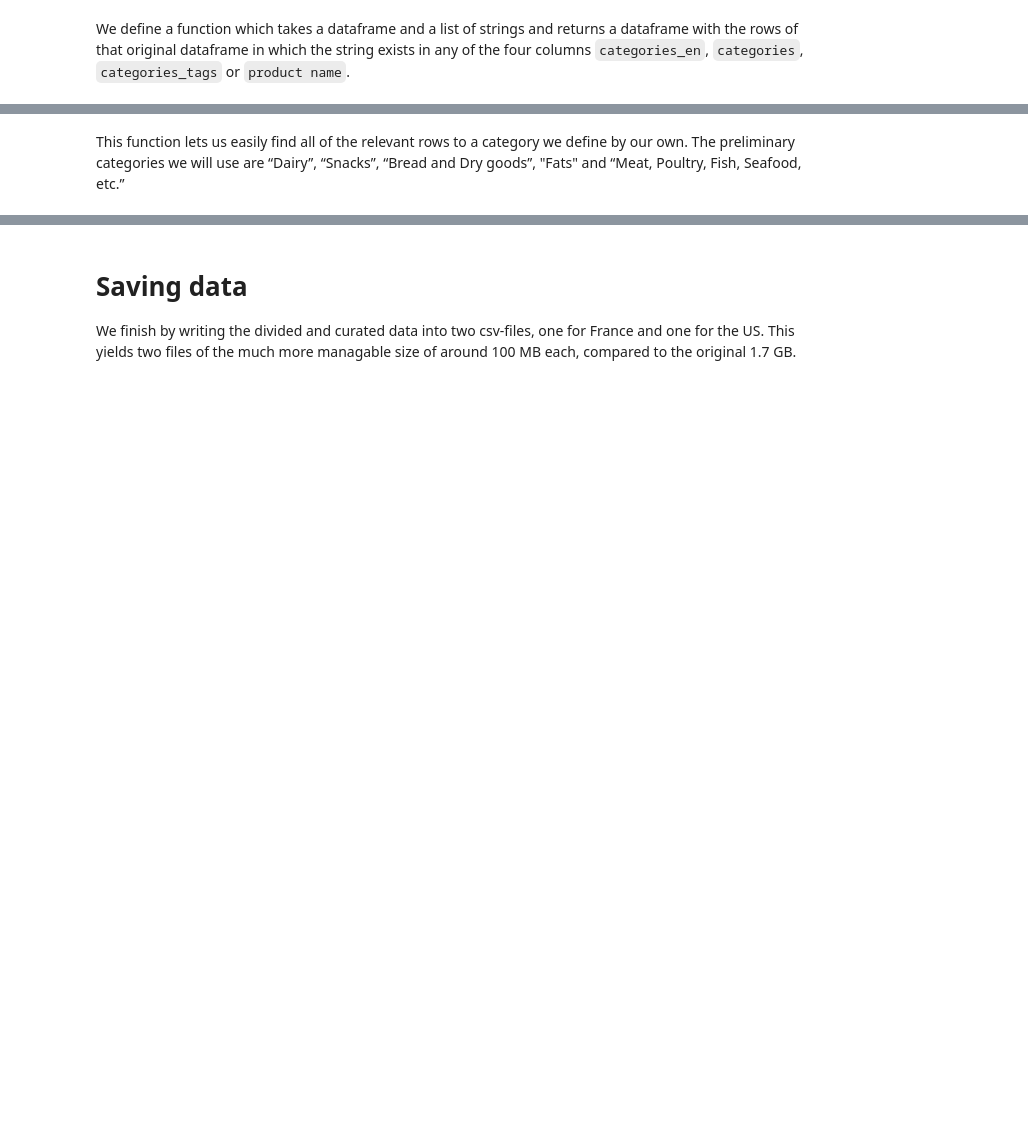
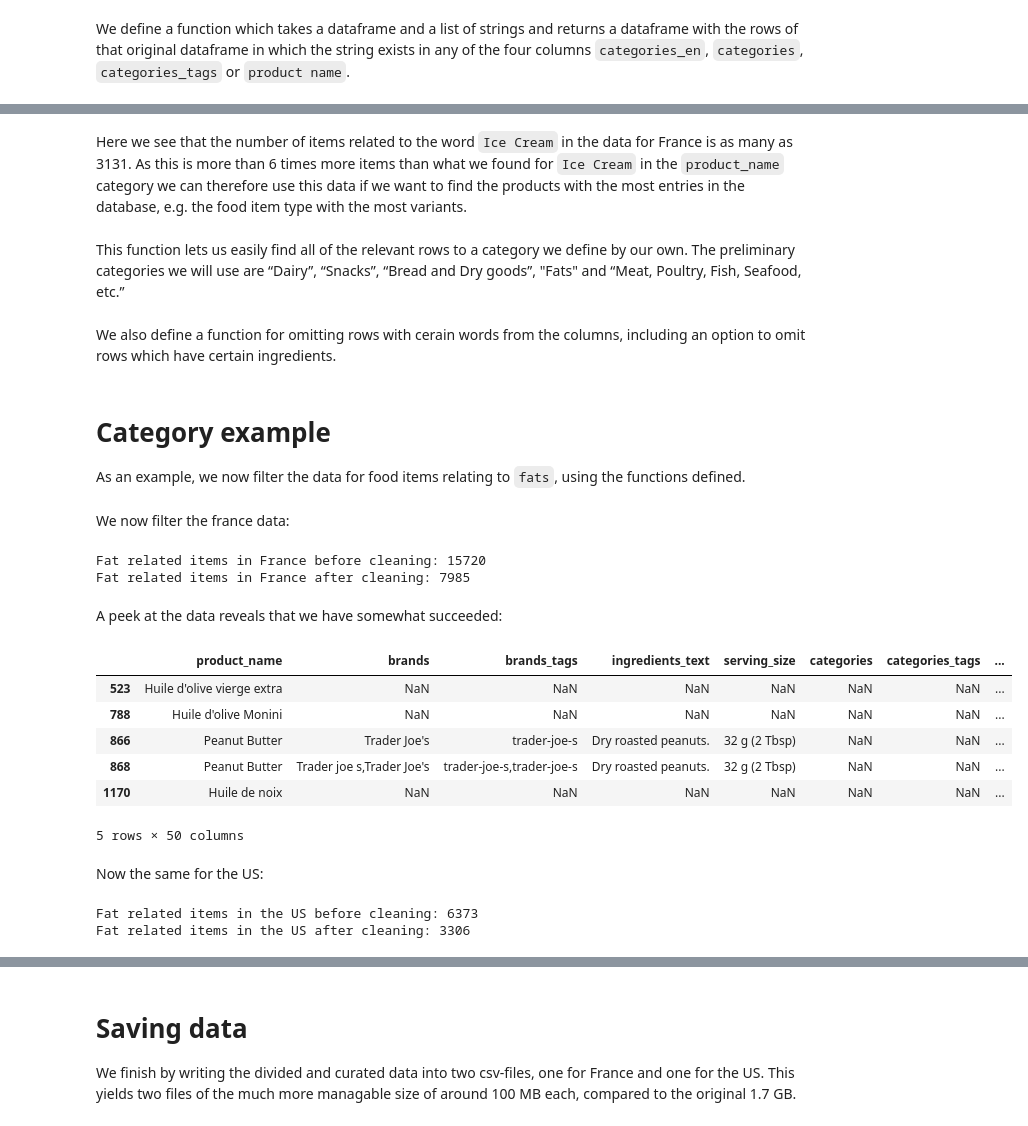
Before and after one commit to emmwel/ADAeda, a Jupyter notebook: Project/data_exploration.ipynb, the cells around one changed output, grey strips where cells are left out. Drawn from its saved outputs; the diff is of its cells as text; code cells hidden in the pictures; blank space fills up the shorter version.

Commit message:
add category example

```diff
--- a/Project/data_exploration.ipynb
+++ b/Project/data_exploration.ipynb
@@ -206,2 +213,55 @@ relevant_rows(france_data, ['Ice Cream', 'Sorbet']).head()
+# %% [markdown]
+Here we see that the number of items related to the word `Ice Cream` in the data for France is as many as 3131. As this is more than 6 times more items than what we found for `Ice Cream` in the `product_name` category we can therefore use this data if we want to find the products with the most entries in the database, e.g. the food item type with the most variants.
 # %% [markdown]
 This function lets us easily find all of the relevant rows to a category we define by our own. The preliminary categories we will use are “Dairy”, “Snacks”, “Bread and Dry goods”, "Fats" and “Meat, Poultry, Fish, Seafood, etc.”
+# %% [markdown]
+We also define a function for omitting rows with cerain words from the columns, including an option to omit rows which have certain ingredients.
+# %%
+def clean_categories(df, wrong_strings, wrong_ingredients = []):
+    cols = ['categories_en', 'categories', 'product_name']
+    combinations = [df[col].str.contains(wrong, na=False, flags=re.IGNORECASE) for wrong in wrong_strings for col in cols]
+    ingredient_combinations = [df['ingredients_text'].str.contains(wrong, na=False, flags=re.IGNORECASE) for wrong in wrong_ingredients]
+    mask = functools.reduce(lambda x,y: x | y, combinations + ingredient_combinations)
+    return df[~mask]
+# %% [markdown]
+# Category example
+As an example, we now filter the data for food items relating to `fats`, using the functions defined.
+# %%
+butter = r'^(?:.*\s)?butter(?:\s.*)?$'
+oil = r'^(?:.*\s)?oil(?:\s.*)?$'
+fat_words = [butter, "fats", oil, "beurre", "lätta", "milda", "margarin", "huile", "coconut fat" ]
+non_fat_words = ["butter cups", "pop corn", "chicken", "popcorn", "potato", "toffee", "in oil", "with olive oil", "with oil", "protein bar","olive oil &", "marinat", "in olive oil", "bean", "snack", "ice cream", "cheese", "fromage", "a l'huile", "à l'huile", "caramel beurre", "petits beurre", "granola", "frits", "fried", "au beurre", "croissant", "all butter", "yaourt", "cookie", "chip", "sans huile", "sandwich", "soup", "pur beurre", "thon", "sauce", "chocolat", "chip", "cookie", "biscuits", "cake", "seafood"]
+# %% [markdown]
+We now filter the france data:
+# %%
+france_fats = relevant_rows(france_data, fat_words)
+print("Fat related items in France before cleaning: " + str(france_fats.shape[0]))
+
+france_fats = clean_categories(france_fats, non_fat_words, ['flour'])
+print("Fat related items in France after cleaning: " + str(france_fats.shape[0]))
+# %% [output]
+Fat related items in France before cleaning: 15720
+Fat related items in France after cleaning: 7985
+# %% [markdown]
+A peek at the data reveals that we have somewhat succeeded:
+# %%
+france_fats.head(5)
+# %% [output]
+|  | product_name | brands | brands_tags | ingredients_text | serving_size | categories | categories_tags | ... |
+| 523 | Huile d'olive vierge extra | NaN | NaN | NaN | NaN | NaN | NaN | ... |
+| 788 | Huile d'olive Monini | NaN | NaN | NaN | NaN | NaN | NaN | ... |
+| 866 | Peanut Butter | Trader Joe's | trader-joe-s | Dry roasted peanuts. | 32 g (2 Tbsp) | NaN | NaN | ... |
+| 868 | Peanut Butter | Trader joe s,Trader Joe's | trader-joe-s,trader-joe-s | Dry roasted peanuts. | 32 g (2 Tbsp) | NaN | NaN | ... |
+| 1170 | Huile de noix | NaN | NaN | NaN | NaN | NaN | NaN | ... |
+5 rows × 50 columns
+# %% [markdown]
+Now the same for the US:
+# %%
+us_fats = relevant_rows(us_data, fat_words)
+print("Fat related items in the US before cleaning: " + str(us_fats.shape[0]))
+
+us_fats = clean_categories(us_fats, non_fat_words, ['flour'])
+print("Fat related items in the US after cleaning: " + str(us_fats.shape[0]))
+# %% [output]
+Fat related items in the US before cleaning: 6373
+Fat related items in the US after cleaning: 3306
```
Also changed, not shown: parts of 7 cells of this notebook.
